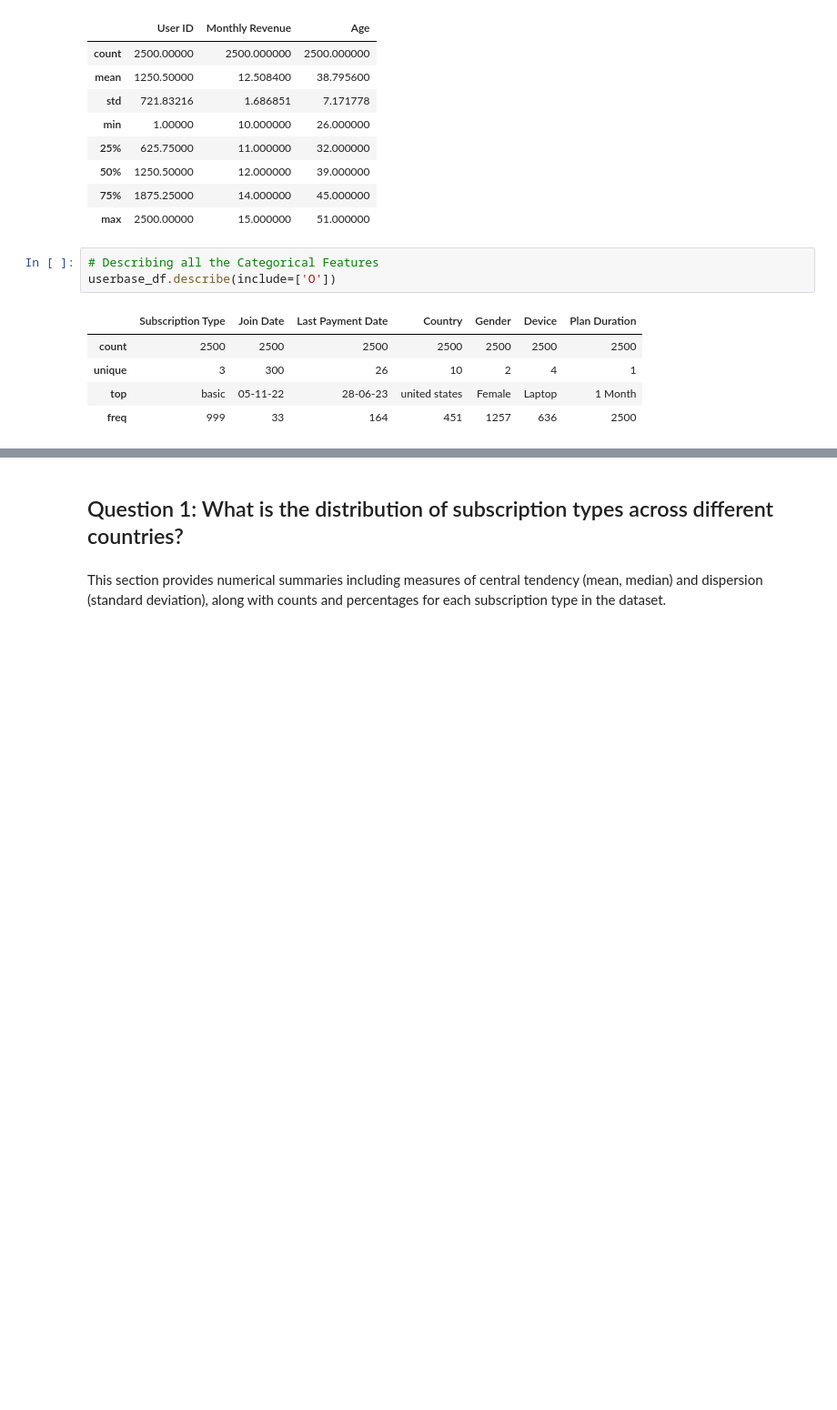
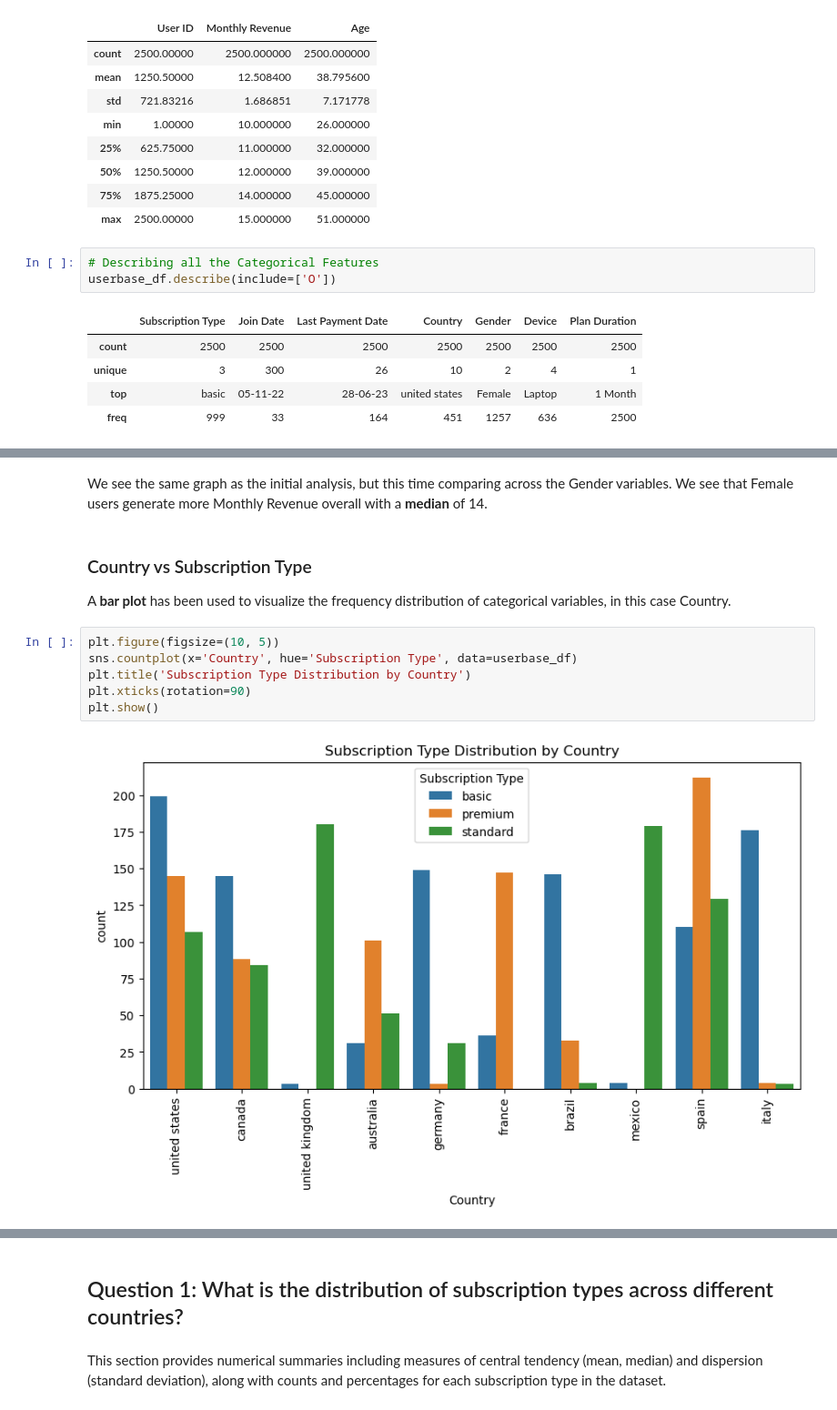
Before and after one commit to mcap114/CSMODEL-MCO, a Jupyter notebook: CSMODEL Group 8.ipynb, the cells around one changed output, grey strips where cells are left out. Shown at 91% size. Cells and saved outputs as stored; diff of their text form; blank space fills up the shorter version.

```diff
--- a/CSMODEL Group 8.ipynb
+++ b/CSMODEL Group 8.ipynb
@@ -218,0 +264,14 @@ userbase_df.describe(include=['O'])
+# %% [markdown]
+We see the same graph as the initial analysis, but this time comparing across the Gender variables. We see that Female users generate more Monthly Revenue overall with a __median__ of 14.
+# %% [markdown]
+### Country vs Subscription Type
+
+A __bar plot__ has been used to visualize the frequency distribution of categorical variables, in this case Country.
+# %%
+plt.figure(figsize=(10, 5))
+sns.countplot(x='Country', hue='Subscription Type', data=userbase_df)
+plt.title('Subscription Type Distribution by Country')
+plt.xticks(rotation=90)
+plt.show()
+# %% [output]
+[figure, added]
```
Also changed, not shown: parts of 44 cells of this notebook, 1 other file.
